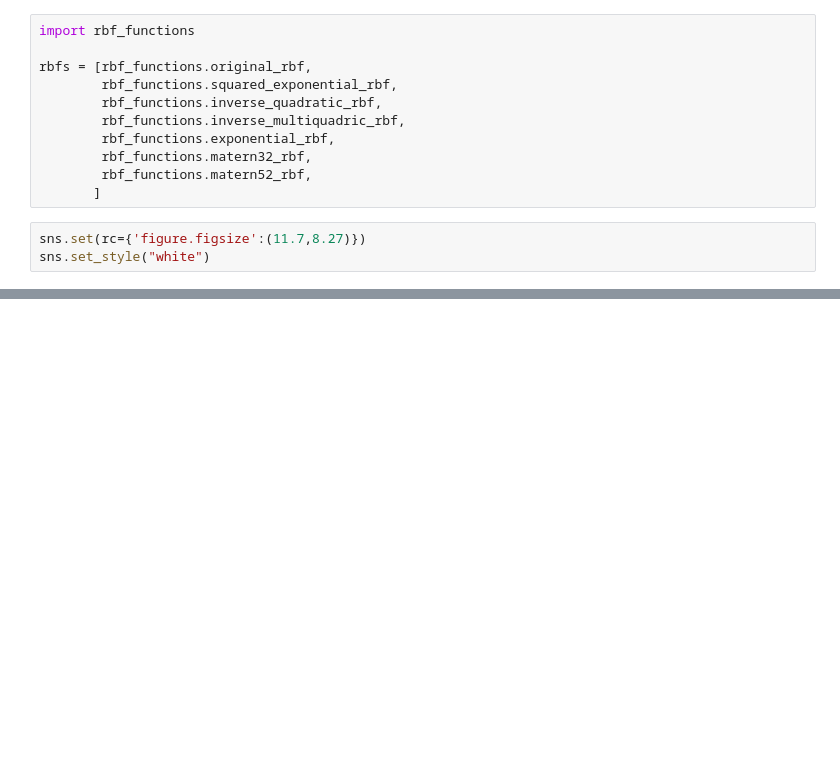
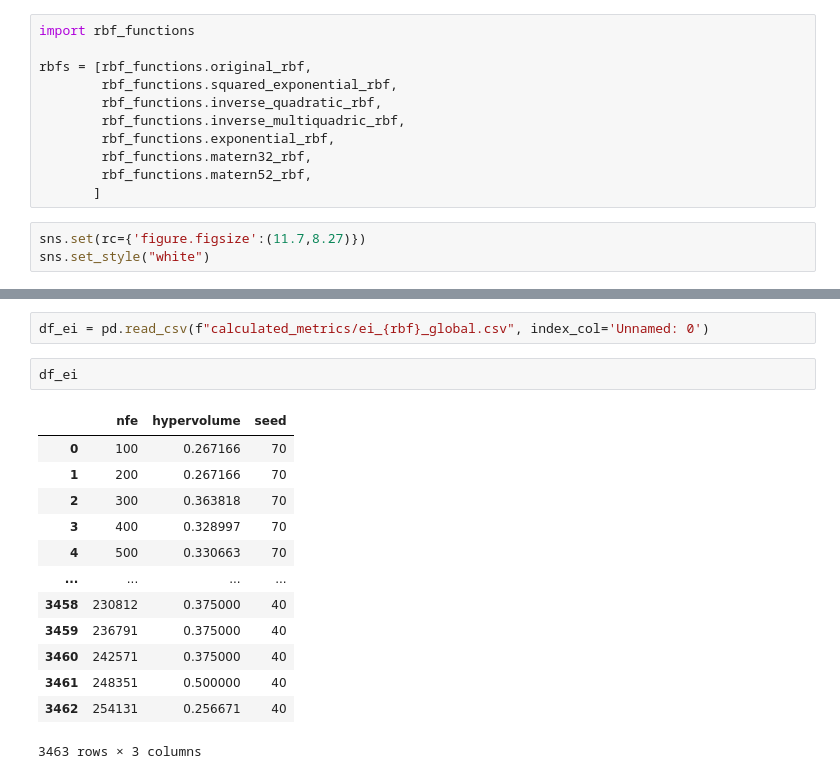
Before and after one commit to JazminZatarain/MUSEH2O, a Jupyter notebook: susquehanna/notebooks/09. Combined Vizualisation.ipynb, the cells around one changed output, grey strips where cells are left out. Saved outputs shown, nothing was run; the diff lists cells and outputs as text; blank space fills up the shorter version.

```diff
--- a/susquehanna/notebooks/09. Combined Vizualisation.ipynb
+++ b/susquehanna/notebooks/09. Combined Vizualisation.ipynb
@@ -239,0 +88,18 @@ FileNotFoundError: [Errno 2] No such file or directory: 'hv_global/original_rbf_
+# %%
+df_ei = pd.read_csv(f"calculated_metrics/ei_{rbf}_global.csv", index_col='Unnamed: 0')
+# %%
+df_ei
+# %% [output]
+|  | nfe | hypervolume | seed |
+| 0 | 100 | 0.267166 | 70 |
+| 1 | 200 | 0.267166 | 70 |
+| 2 | 300 | 0.363818 | 70 |
+| 3 | 400 | 0.328997 | 70 |
+| 4 | 500 | 0.330663 | 70 |
+| ... | ... | ... | ... |
+| 3458 | 230812 | 0.375000 | 40 |
+| 3459 | 236791 | 0.375000 | 40 |
+| 3460 | 242571 | 0.375000 | 40 |
+| 3461 | 248351 | 0.500000 | 40 |
+| 3462 | 254131 | 0.256671 | 40 |
+3463 rows × 3 columns
```
Also changed, not shown: parts of 7 cells of this notebook, 31 other files.
